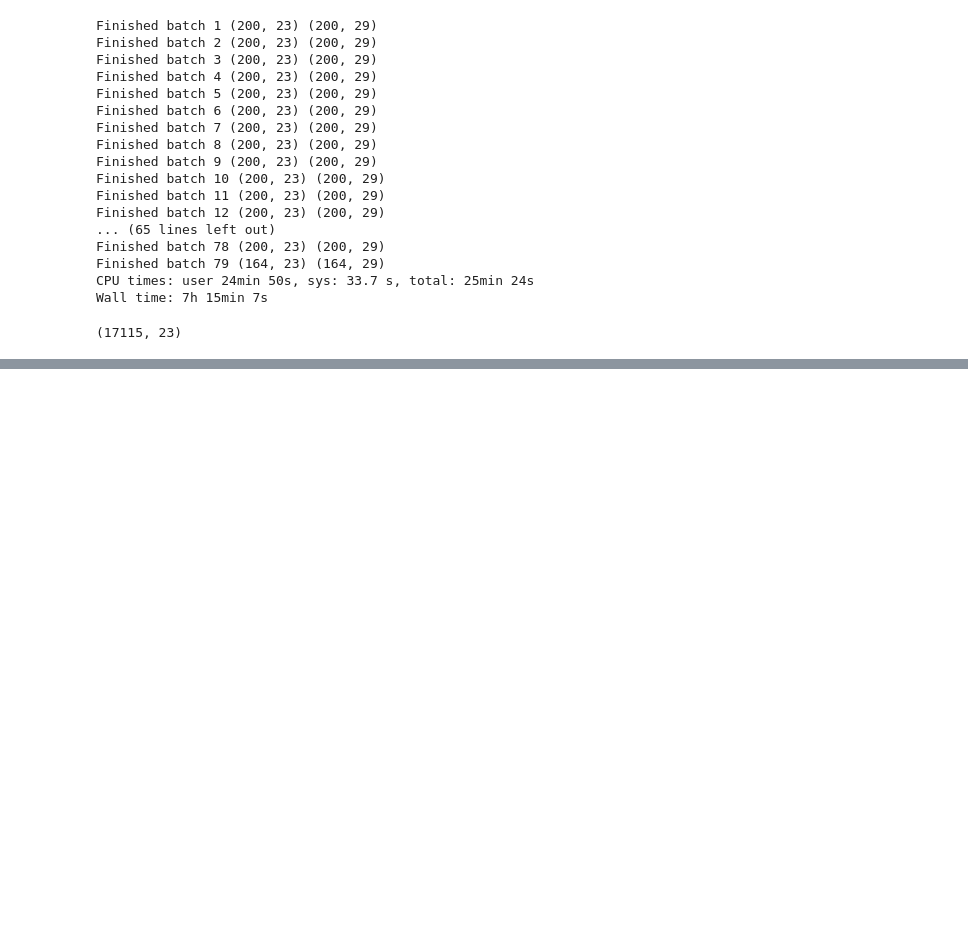
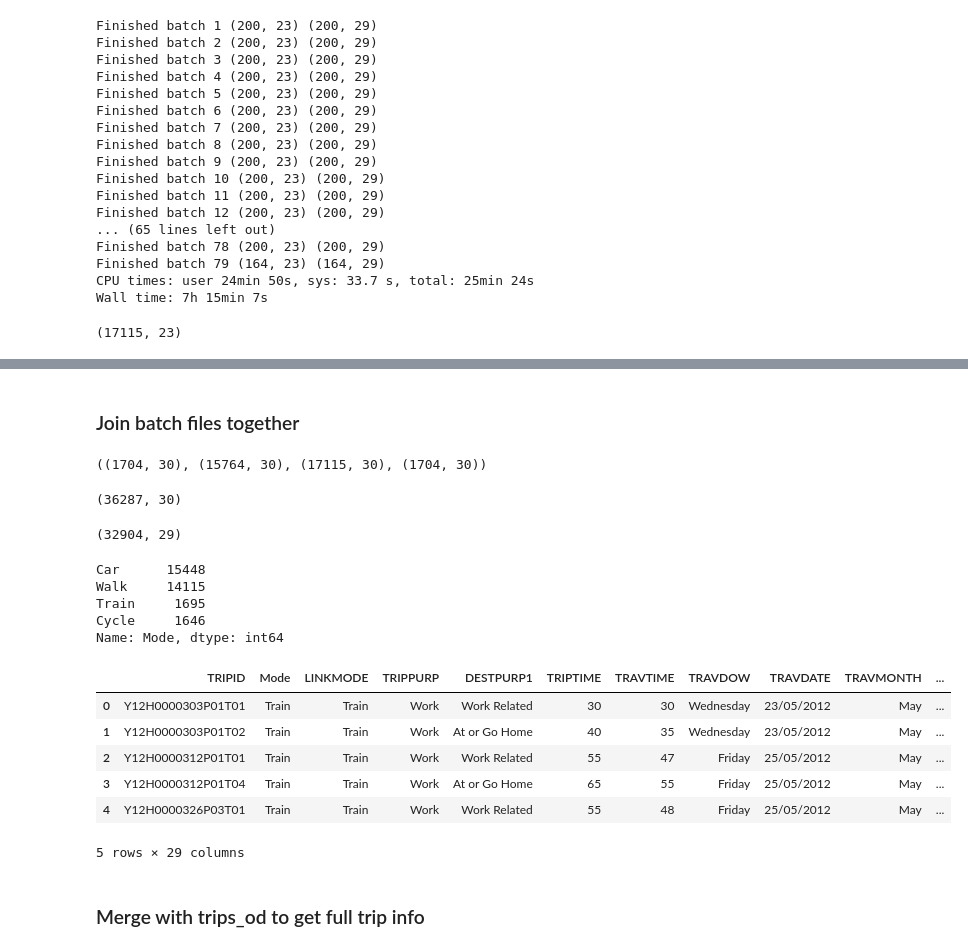
Before and after one commit to danhphan/melbourne-mode-choice, a Jupyter notebook: notebooks/06_here_los_collection.ipynb, the cells around one changed output, grey strips where cells are left out. Drawn from its saved outputs; the diff is of its cells as text; code cells hidden in the pictures; blank space fills up the shorter version.

Commit message:
add collect and merge here_los functions

```diff
--- a/notebooks/06_here_los_collection.ipynb
+++ b/notebooks/06_here_los_collection.ipynb
@@ -115,3 +115,12 @@ def process_trips_los(trips_df, batch_size, save_path, df_name):
         trip_los.to_csv(f"{save_path}/{df_name}_{gr}.csv")
         print(f"Finished batch {gr+1}", df.shape, trip_los.shape)
         time.sleep(5)
+
+
+def join_trips_los(trips_len, batch_size, save_path, df_name):
+    batch_idxs = np.arange(trips_len // batch_size + 1)
+    trips = []
+    for idx in batch_idxs:
+        trip_los = pd.read_csv(f"{save_path}/{df_name}_{idx}.csv")
+        trips.append(trip_los)
+    return pd.concat(trips)
@@ -176,0 +220,44 @@ process_trips_los(walk_trips, batch_size, save_path, "walk_trips_los")
+# %% [markdown]
+### Join batch files together
+# %%
+save_path = "../data/los_here"
+batch_size = 200
+train_trips_los = join_trips_los(len(train_trips), batch_size, save_path, "train_trips_los")
+car_trips_los = join_trips_los(len(car_trips), batch_size, save_path, "car_trips_los")
+walk_trips_los = join_trips_los(len(walk_trips), batch_size, save_path, "walk_trips_los")
+cycle_trips_los = join_trips_los(len(cycle_trips), batch_size, save_path, "cycle_trips_los")
+train_trips_los.shape, car_trips_los.shape, walk_trips_los.shape, cycle_trips_los.shape
+# %% [output]
+((1704, 30), (15764, 30), (17115, 30), (1704, 30))
+# %%
+full_trips_los = pd.concat([train_trips_los, car_trips_los, walk_trips_los, cycle_trips_los])
+full_trips_los.shape
+# %% [output]
+(36287, 30)
+# %%
+# Remove trips with CAR_TIME == 0
+full_trips_los = full_trips_los[(full_trips_los.CAR_TIME != 0) & (full_trips_los.WALK_TIME != 0)]
+full_trips_los.drop(columns=["Unnamed: 0"], inplace=True)
+full_trips_los.shape
+# %% [output]
+(32904, 29)
+# %%
+full_trips_los.Mode.value_counts()
+# %% [output]
+Car      15448
+Walk     14115
+Train     1695
+Cycle     1646
+Name: Mode, dtype: int64
+# %%
+full_trips_los.head()
+# %% [output]
+|  | TRIPID | Mode | LINKMODE | TRIPPURP | DESTPURP1 | TRIPTIME | TRAVTIME | TRAVDOW | TRAVDATE | TRAVMONTH | ... |
+| 0 | Y12H0000303P01T01 | Train | Train | Work | Work Related | 30 | 30 | Wednesday | 23/05/2012 | May | ... |
+| 1 | Y12H0000303P01T02 | Train | Train | Work | At or Go Home | 40 | 35 | Wednesday | 23/05/2012 | May | ... |
+| 2 | Y12H0000312P01T01 | Train | Train | Work | Work Related | 55 | 47 | Friday | 25/05/2012 | May | ... |
+| 3 | Y12H0000312P01T04 | Train | Train | Work | At or Go Home | 65 | 55 | Friday | 25/05/2012 | May | ... |
+| 4 | Y12H0000326P03T01 | Train | Train | Work | Work Related | 55 | 48 | Friday | 25/05/2012 | May | ... |
+5 rows × 29 columns
+# %% [markdown]
+### Merge with trips_od to get full trip info
```
Also changed, not shown: parts of 8 cells of this notebook.
